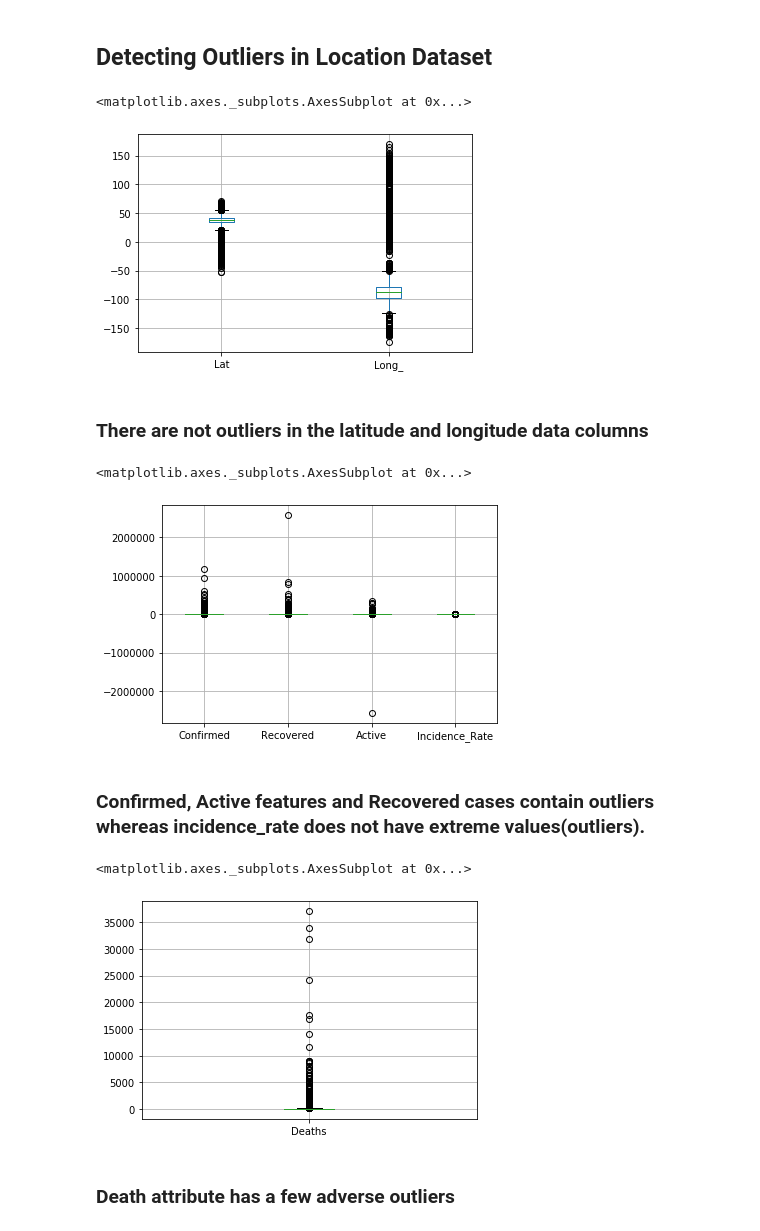
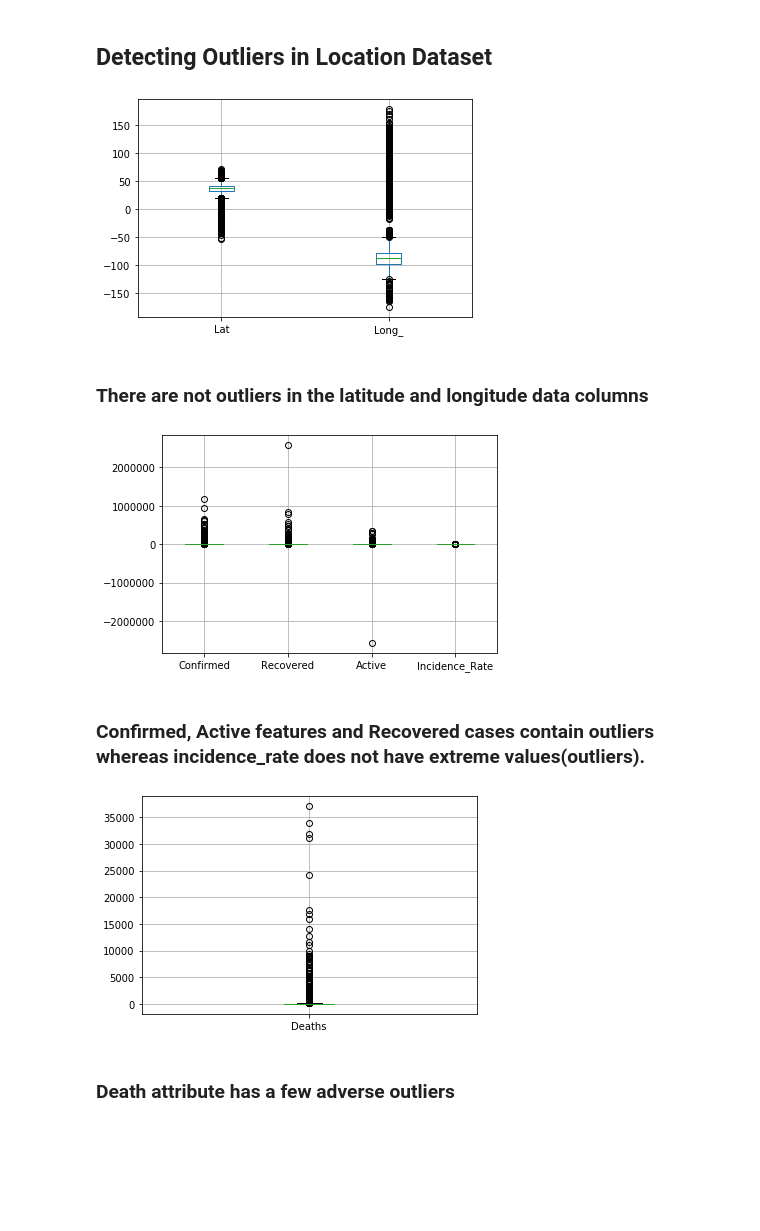
Before and after one commit to rsehmbi/covid19, a Jupyter notebook: Outliers.ipynb, the cells around one changed output. Saved outputs shown, nothing was run; the diff lists cells and outputs as text; code cells hidden in the pictures; blank space fills up the shorter version.

```diff
--- a/Outliers.ipynb
+++ b/Outliers.ipynb
@@ -81,26 +82,26 @@ memory usage: 37.8+ MB
 ## Detecting Outliers in Location Dataset
 # %%
 df=pd.DataFrame(data=loc_data, columns=['Lat', 'Long_'])
-df.boxplot()
+df = df.boxplot()
+df.figure.savefig("OutlierVisuals/latLongBoxplot.png")
 # %% [output]
-<matplotlib.axes._subplots.AxesSubplot at 0x...>
-[figure, old version]
+[figure, new version]
 # %% [markdown]
 ### There are not outliers in the latitude and longitude data columns
 # %%
 df=pd.DataFrame(data=loc_data, columns=['Confirmed', 'Recovered','Active','Incidence_Rate'])
-df.boxplot()
+df = df.boxplot()
+df.figure.savefig("OutlierVisuals/latLongBoxplot2.png")
 # %% [output]
-<matplotlib.axes._subplots.AxesSubplot at 0x...>
 [figure]
 # %% [markdown]
 ### Confirmed, Active features and Recovered cases contain outliers whereas incidence_rate does not have extreme values(outliers).
 # %%
 df=pd.DataFrame(data=loc_data, columns=['Deaths'])
-df.boxplot()
+df = df.boxplot()
+df.figure.savefig("OutlierVisuals/deaths.png")
 # %% [output]
-<matplotlib.axes._subplots.AxesSubplot at 0x...>
-[figure, old version]
+[figure, new version]
 # %% [markdown]
 ### Death attribute has a few adverse outliers
 # %%
```
Also changed, not shown: parts of 21 cells of this notebook, 19 other files.
